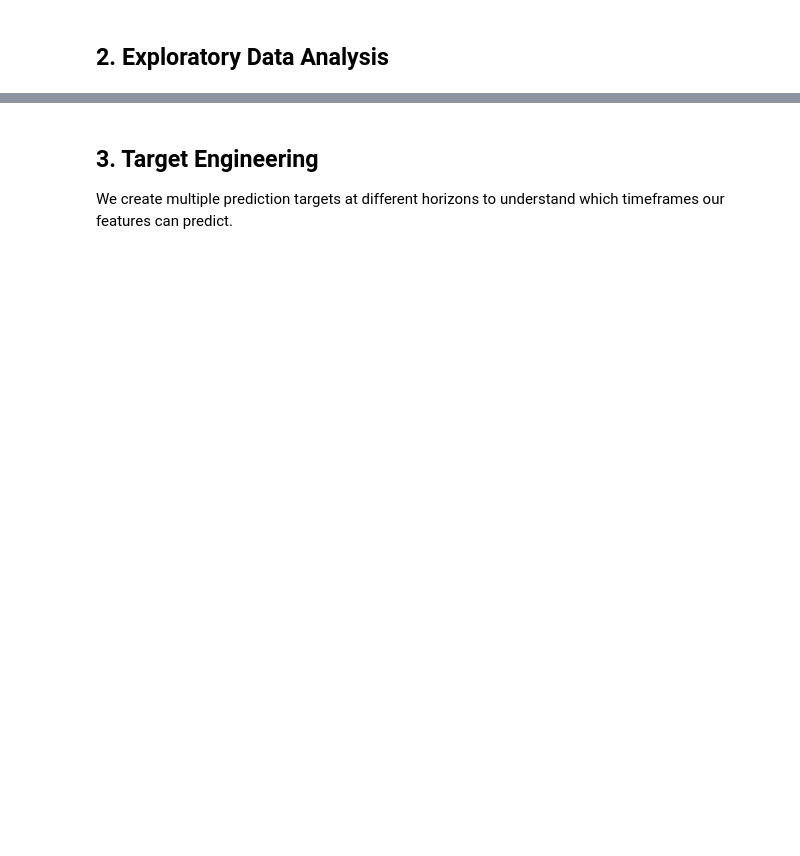
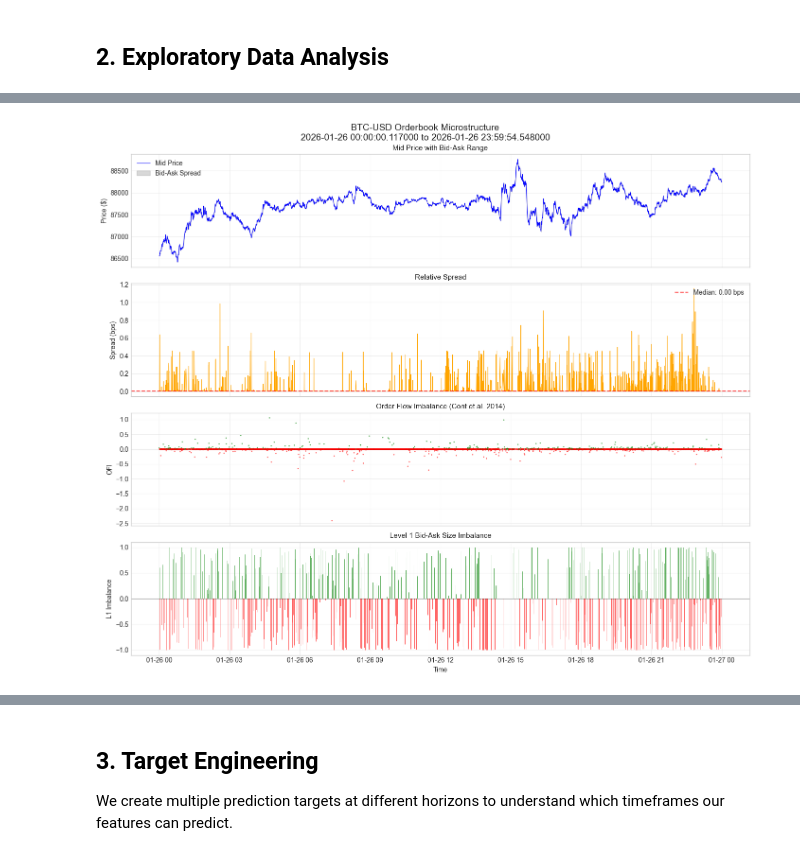
Before and after one commit to jp-quant/daedalus, a Jupyter notebook: research/01_orderbook_feature_analysis.ipynb, the cells around one changed output, grey strips where cells are left out. Drawn from its saved outputs; the diff is of its cells as text; code cells hidden in the pictures; blank space fills up the shorter version.

```diff
--- a/research/01_orderbook_feature_analysis.ipynb
+++ b/research/01_orderbook_feature_analysis.ipynb
@@ -144,56 +382,72 @@ print(delta_stats)
 # %%
 # ============================================================================
-# PRICE DYNAMICS VISUALIZATION
+# PRICE DYNAMICS VISUALIZATION (Matplotlib for stability)
 # ============================================================================
 
-# Sample for plotting (every 100th row for large datasets)
+# Use timestamp_dt if available (converted from Unix ms), else try timestamp
+time_col = 'timestamp_dt' if 'timestamp_dt' in df.columns else 'timestamp'
+
+# Sample for plotting (every Nth row for large datasets)
 sample_rate = max(1, len(df) // 5000)
 df_plot = df.gather_every(sample_rate).to_pandas()
 
-fig = make_subplots(
-    rows=4, cols=1,
-    shared_xaxes=True,
-    vertical_spacing=0.05,
-    subplot_titles=('Mid Price', 'Spread (bps)', 'Order Flow Imbalance', 'L1 Imbalance'),
-    row_heights=[0.3, 0.2, 0.25, 0.25]
-)
+print(f"Plotting {len(df_plot):,} points (sampled every {sample_rate} rows)")
 
-# Mid price
-fig.add_trace(
-    go.Scatter(x=df_plot['timestamp'], y=df_plot['mid_price'],
-               name='Mid Price', line=dict(color='blue', width=1)),
-    row=1, col=1
-)
+fig, axes = plt.subplots(4, 1, figsize=(14, 12), sharex=True)
+fig.suptitle(f"{SYMBOL} Orderbook Microstructure\n{df_plot[time_col].min()} to {df_plot[time_col].max()}", fontsize=14)
 
-# Spread in bps
+# 1. Mid Price
+ax1 = axes[0]
+ax1.plot(df_plot[time_col], df_plot['mid_price'], 'b-', linewidth=0.8, label='Mid Price')
+if 'best_bid' in df_plot.columns:
+    ax1.fill_between(df_plot[time_col], df_plot['best_bid'], df_plot['best_ask'],
+                     alpha=0.3, color='gray', label='Bid-Ask Spread')
+ax1.set_ylabel('Price ($)', fontsize=10)
+ax1.set_title('Mid Price with Bid-Ask Range', fontsize=11)
+ax1.legend(loc='upper left')
+ax1.grid(True, alpha=0.3)
+
+# 2. Spread in bps
+ax2 = axes[1]
 if 'relative_spread' in df_plot.columns:
     spread_bps = df_plot['relative_spread'] * 10000
-    fig.add_trace(
-        go.Scatter(x=df_plot['timestamp'], y=spread_bps,
-                   name='Spread (bps)', line=dict(color='orange', width=1)),
-        row=2, col=1
-    )
+    ax2.plot(df_plot[time_col], spread_bps, 'orange', linewidth=0.8)
+    ax2.axhline(y=spread_bps.median(), color='red', linestyle='--', alpha=0.7, label=f'Median: {spread_bps.median():.2f} bps')
+ax2.set_ylabel('Spread (bps)', fontsize=10)
+ax2.set_title('Relative Spread', fontsize=11)
+ax2.legend(loc='upper right')
+ax2.grid(True, alpha=0.3)
 
-# OFI
+# 3. OFI - Order Flow Imbalance
+ax3 = axes[2]
 if 'ofi' in df_plot.columns:
-    fig.add_trace(
-        go.Scatter(x=df_plot['timestamp'], y=df_plot['ofi'],
-                   name='OFI', line=dict(color='green', width=1)),
-        row=3, col=1
-    )
+    colors = ['green' if x > 0 else 'red' for x in df_plot['ofi']]
+    ax3.scatter(df_plot[time_col], df_plot['ofi'], c=colors, s=1, alpha=0.5)
+    ax3.axhline(y=0, color='black', linestyle='-', linewidth=0.5)
+ax3.set_ylabel('OFI', fontsize=10)
+ax3.set_title('Order Flow Imbalance (Cont et al. 2014)', fontsize=11)
+ax3.grid(True, alpha=0.3)
 
-# L1 Imbalance
+# 4. L1 Imbalance
+ax4 = axes[3]
 if 'imbalance_L1' in df_plot.columns:
-    colors = ['red' if x < 0 else 'green' for x in df_plot['imbalance_L1']]
-    fig.add_trace(
-        go.Bar(x=df_plot['timestamp'], y=df_plot['imbalance_L1'],
-               name='L1 Imbalance', marker_color=colors),
-        row=4, col=1
-    )
+    colors = ['green' if x > 0 else 'red' for x in df_plot['imbalance_L1']]
+    ax4.bar(df_plot[time_col], df_plot['imbalance_L1'], width=0.0001, color=colors, alpha=0.6)
+    ax4.axhline(y=0, color='black', linestyle='-', linewidth=0.5)
+ax4.set_ylabel('L1 Imbalance', fontsize=10)
+ax4.set_title('Level 1 Bid-Ask Size Imbalance', fontsize=11)
+ax4.set_xlabel('Time', fontsize=10)
+ax4.grid(True, alpha=0.3)
 
-fig.update_layout(
-    height=800,
-    title_text=f"{SYMBOL} Orderbook Microstructure",
-    showlegend=False
-)
-fig.show()
+plt.tight_layout()
+plt.show()
+
+# Key observations printout
+print("\n" + "=" * 70)
+print("📈 PRICE DYNAMICS OBSERVATIONS")
+print("=" * 70)
+print(f"   Price range: ${df['mid_price'].min():.2f} - ${df['mid_price'].max():.2f}")
+print(f"   Price movement: ${df['mid_price'].max() - df['mid_price'].min():.2f} ({(df['mid_price'].max()/df['mid_price'].min()-1)*100:.4f}%)")
+print(f"   Mean spread: {df['relative_spread'].mean()*10000:.3f} bps")
+print(f"   Mean L1 imbalance: {df['imbalance_L1'].mean():.4f} (negative = more ask pressure)")
+# %% [output]
@@ -199,0 +455 @@ fig.show()
+[figure, added]
```
Also changed, not shown: parts of 34 cells of this notebook, 8 other files.
